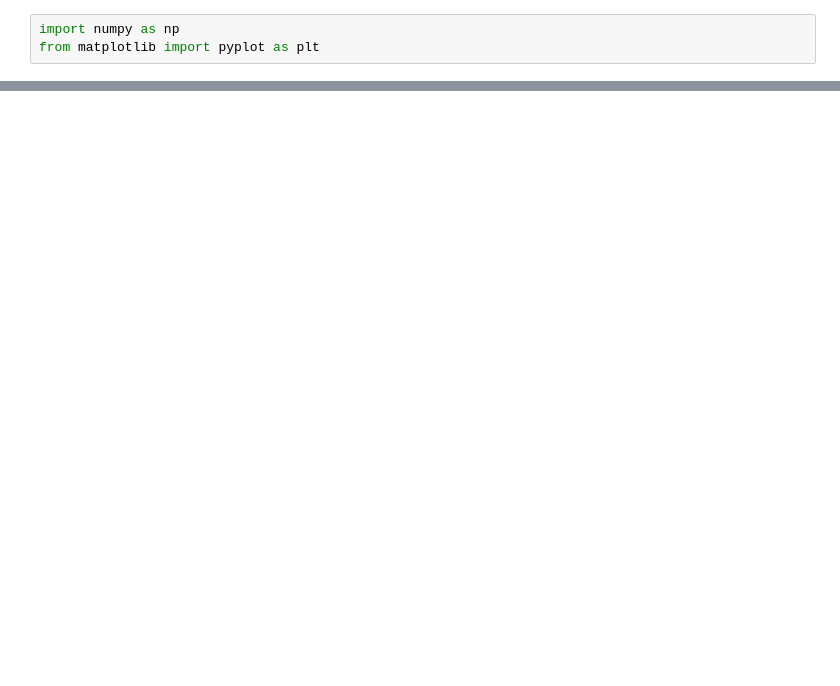
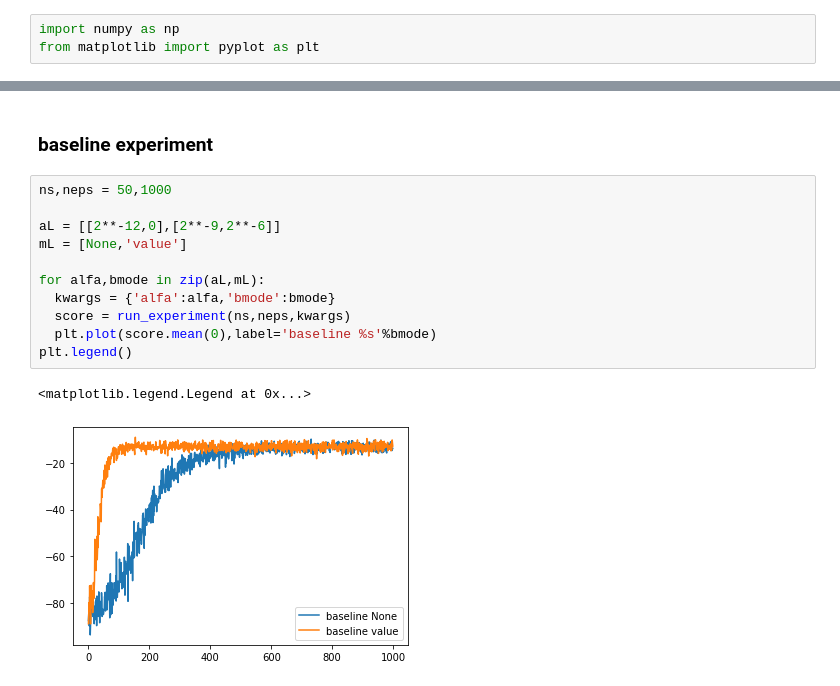
Before and after one commit to andrebeu/RLtoys, a Jupyter notebook: REINFORCE.ipynb, the cells around one changed output, grey strips where cells are left out. Drawn from its saved outputs; the diff is of its cells as text; blank space fills up the shorter version.

```diff
--- a/REINFORCE.ipynb
+++ b/REINFORCE.ipynb
@@ -153,2 +189,18 @@ plt.plot(score.mean(0))
+# %% [markdown]
+### baseline experiment
+# %%
+ns,neps = 50,1000
+
+aL = [[2**-12,0],[2**-9,2**-6]]
+mL = [None,'value']
+
+for alfa,bmode in zip(aL,mL):
+  kwargs = {'alfa':alfa,'bmode':bmode}
+  score = run_experiment(ns,neps,kwargs)
+  plt.plot(score.mean(0),label='baseline %s'%bmode)
+plt.legend()
+# %% [output]
+<matplotlib.legend.Legend at 0x...>
+[figure, added]
 # %% [markdown]
 # notes on replication issues
```
Also changed, not shown: parts of 17 cells of this notebook.
